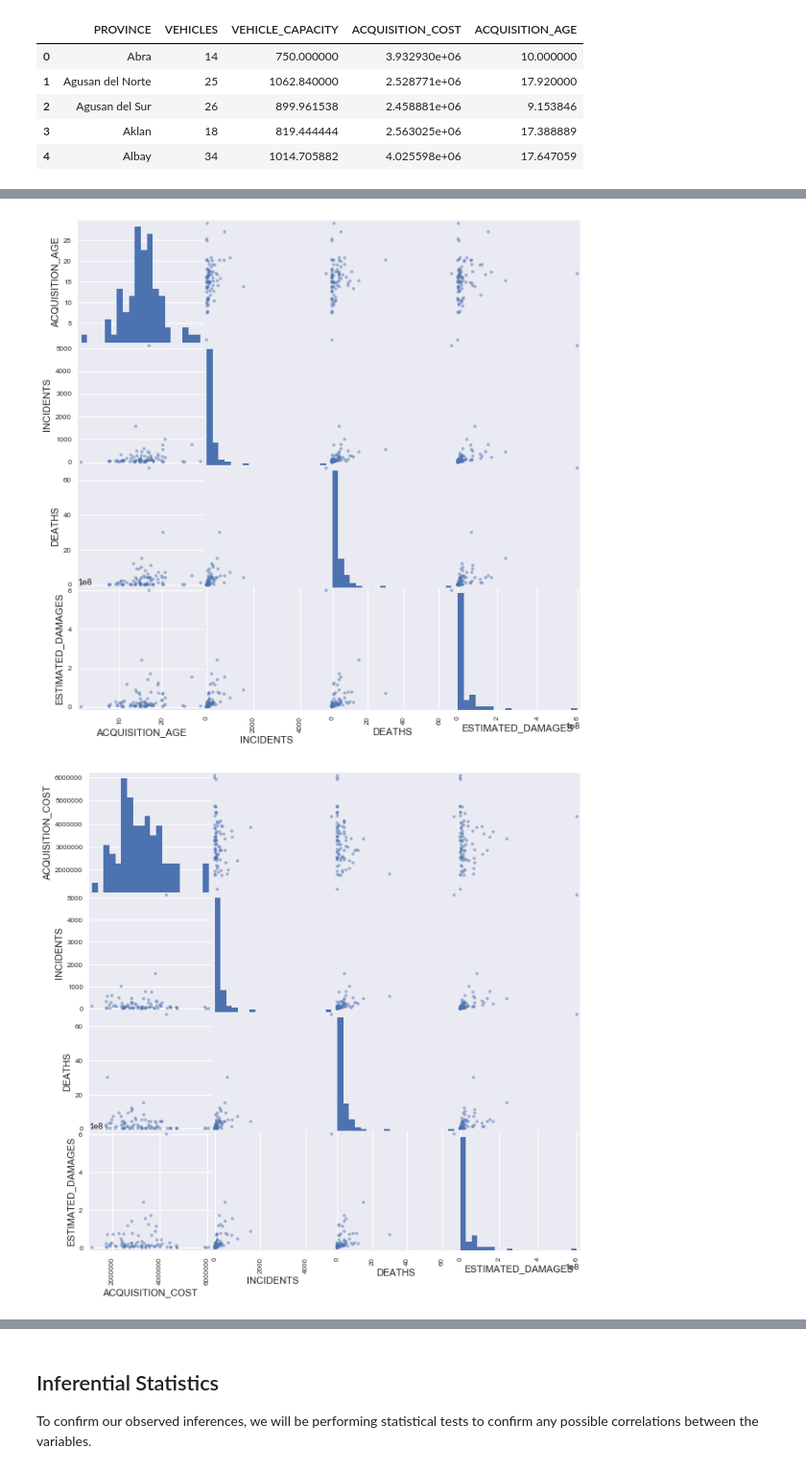
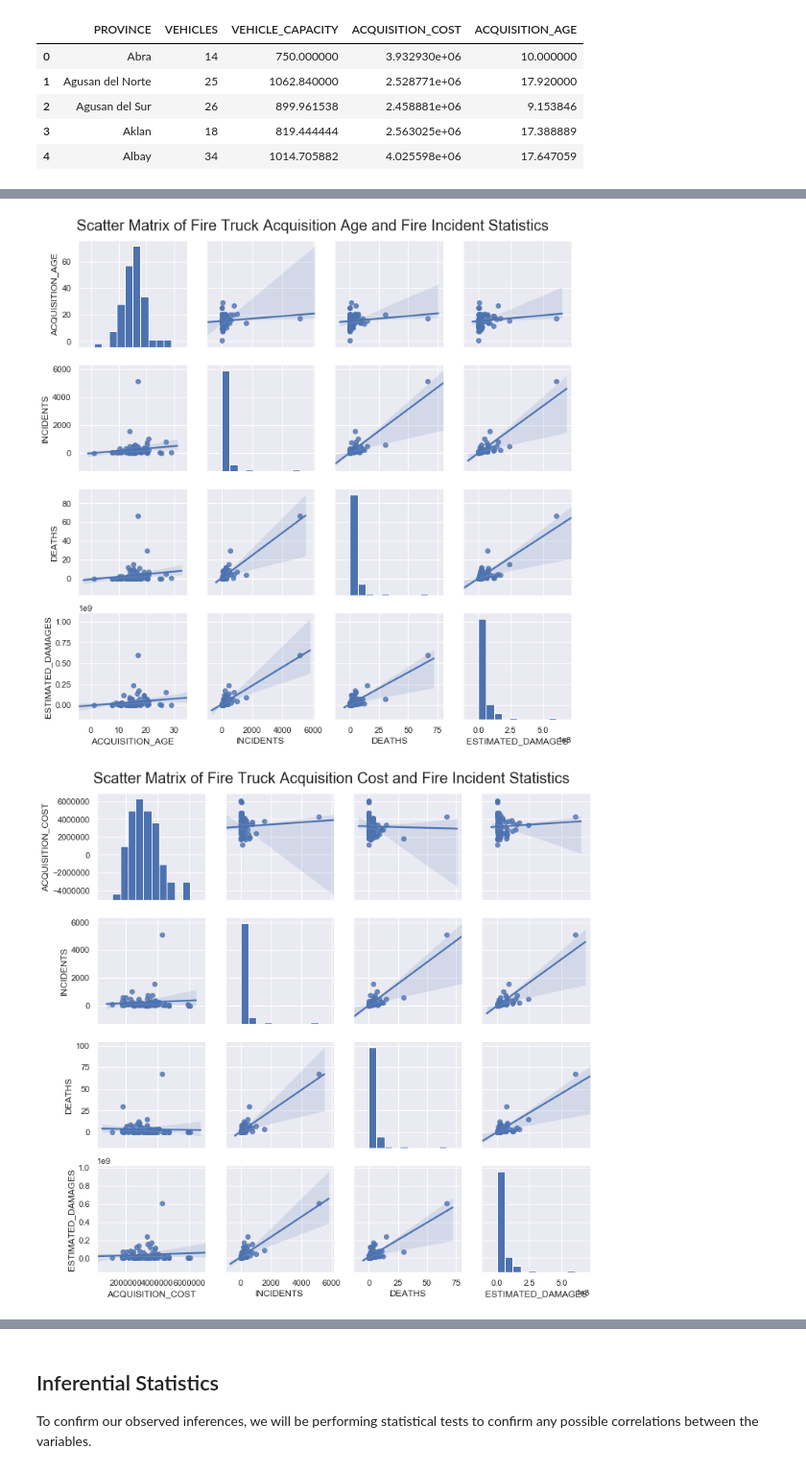
Before and after one commit to ianona/CSC933M-FinalProject, a Jupyter notebook: Fire Incidents.ipynb, the cells around one changed output, grey strips where cells are left out. Shown at 96% size. Drawn from its saved outputs; the diff is of its cells as text; code cells hidden in the pictures.

```diff
--- a/Fire Incidents.ipynb
+++ b/Fire Incidents.ipynb
@@ -13,7 +13,7 @@ from scipy import stats
 import seaborn as sns
 import geopandas as gpd
 import math
-sns.set()
+sns.set(style="darkgrid")
 
 from pathlib import Path
 
@@ -580,14 +576,14 @@ plt.show()
 # %%
 # Next, the age of the firetrucks with the fire incident statistics
-pd.plotting.scatter_matrix(merged_firetruck[['ACQUISITION_AGE', 'INCIDENTS', 'DEATHS', 'ESTIMATED_DAMAGES']],
-                           alpha=0.5, figsize=(10,10), hist_kwds={'bins': 20})
-plt.show()
+pp = sns.pairplot(merged_firetruck[['ACQUISITION_AGE', 'INCIDENTS', 'DEATHS', 'ESTIMATED_DAMAGES']],kind="reg")
+pp.fig.suptitle("Scatter Matrix of Fire Truck Acquisition Age and Fire Incident Statistics",fontsize=20)
+pp.fig.subplots_adjust(top=0.94)
 # %% [output]
-[figure, old version]
+[figure, new version]
 # %%
 # Lastly, the cost of the firetrucks with the fire incident statistics
-pd.plotting.scatter_matrix(merged_firetruck[['ACQUISITION_COST', 'INCIDENTS', 'DEATHS', 'ESTIMATED_DAMAGES']],
-                           alpha=0.5, figsize=(10,10), hist_kwds={'bins': 20})
-plt.show()
+pp = sns.pairplot(merged_firetruck[['ACQUISITION_COST', 'INCIDENTS', 'DEATHS', 'ESTIMATED_DAMAGES']],kind="reg")
+pp.fig.suptitle("Scatter Matrix of Fire Truck Acquisition Cost and Fire Incident Statistics",fontsize=20)
+pp.fig.subplots_adjust(top=0.94)
 # %% [output]
-[figure, old version]
+[figure, new version]
```
Also changed, not shown: parts of 28 cells of this notebook.
